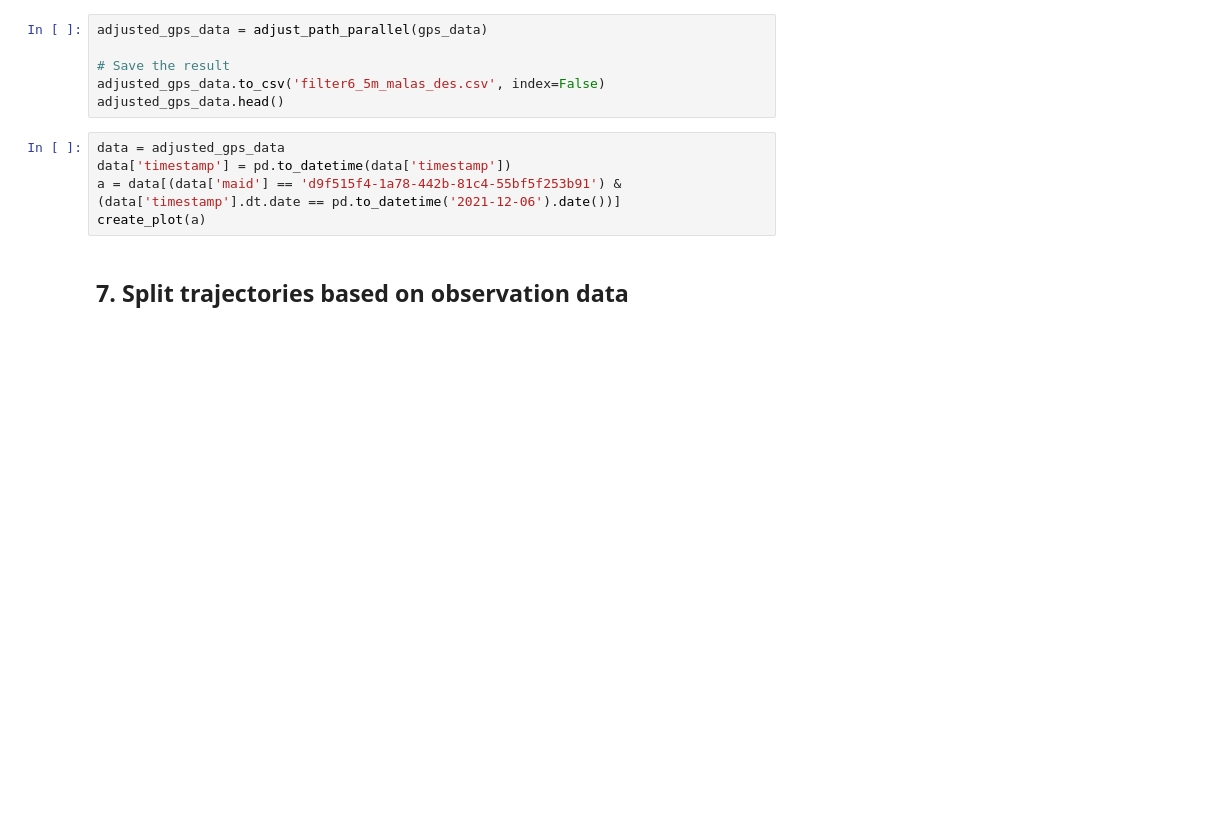
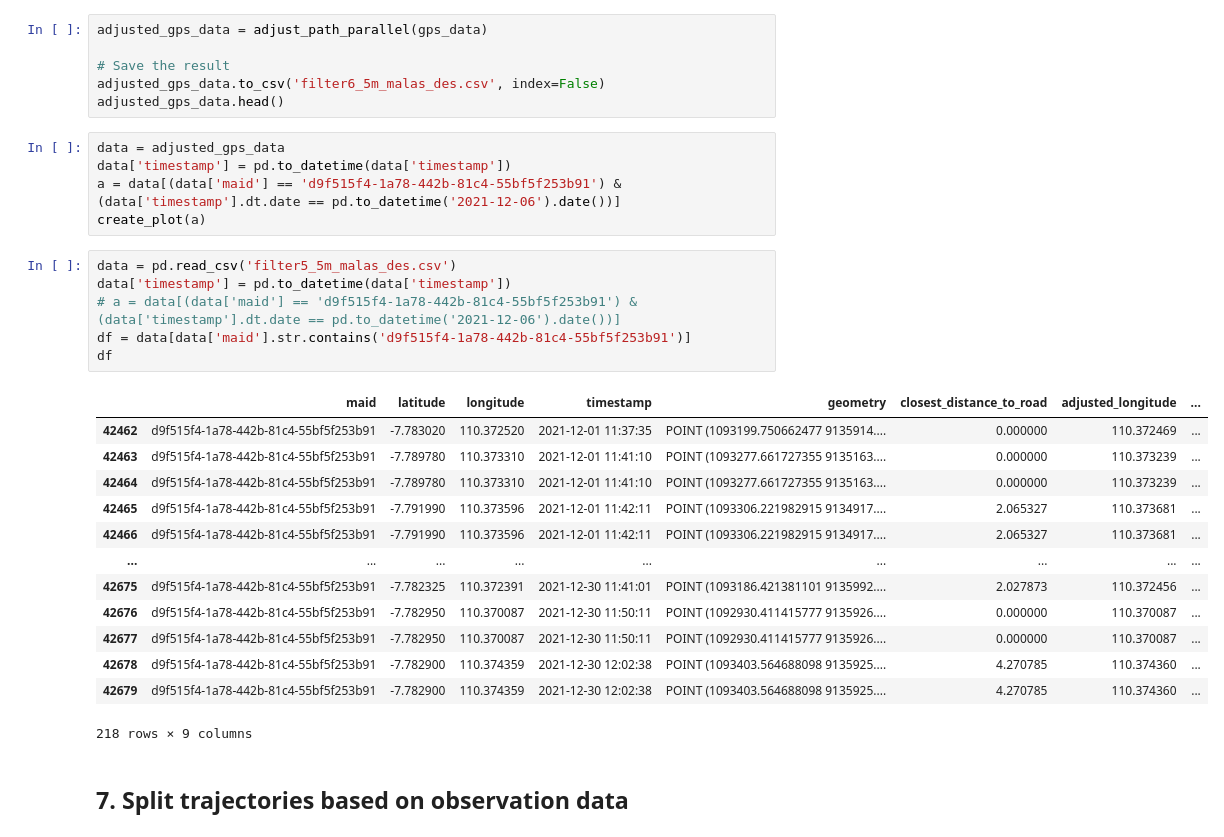
Before and after one commit to rizkyintan/traffic_analysis, a Jupyter notebook: Mulai dari 0 ya kak/All in one_multi maid.ipynb, the cells around one changed output. Drawn from its saved outputs; the diff is of its cells as text; blank space fills up the shorter version.

```diff
--- a/Mulai dari 0 ya kak/All in one_multi maid.ipynb
+++ b/Mulai dari 0 ya kak/All in one_multi maid.ipynb
@@ -478,6 +534,26 @@ data = adjusted_gps_data
 data['timestamp'] = pd.to_datetime(data['timestamp'])
 a = data[(data['maid'] == 'd9f515f4-1a78-442b-81c4-55bf5f253b91') & (data['timestamp'].dt.date == pd.to_datetime('2021-12-06').date())]
 create_plot(a)
+# %%
+data = pd.read_csv('filter5_5m_malas_des.csv')
+data['timestamp'] = pd.to_datetime(data['timestamp'])
+# a = data[(data['maid'] == 'd9f515f4-1a78-442b-81c4-55bf5f253b91') & (data['timestamp'].dt.date == pd.to_datetime('2021-12-06').date())]
+df = data[data['maid'].str.contains('d9f515f4-1a78-442b-81c4-55bf5f253b91')]
+df
+# %% [output]
+|  | maid | latitude | longitude | timestamp | geometry | closest_distance_to_road | adjusted_longitude | ... |
+| 42462 | d9f515f4-1a78-442b-81c4-55bf5f253b91 | -7.783020 | 110.372520 | 2021-12-01 11:37:35 | POINT (1093199.750662477 9135914.... | 0.000000 | 110.372469 | ... |
+| 42463 | d9f515f4-1a78-442b-81c4-55bf5f253b91 | -7.789780 | 110.373310 | 2021-12-01 11:41:10 | POINT (1093277.661727355 9135163.... | 0.000000 | 110.373239 | ... |
+| 42464 | d9f515f4-1a78-442b-81c4-55bf5f253b91 | -7.789780 | 110.373310 | 2021-12-01 11:41:10 | POINT (1093277.661727355 9135163.... | 0.000000 | 110.373239 | ... |
+| 42465 | d9f515f4-1a78-442b-81c4-55bf5f253b91 | -7.791990 | 110.373596 | 2021-12-01 11:42:11 | POINT (1093306.221982915 9134917.... | 2.065327 | 110.373681 | ... |
+| 42466 | d9f515f4-1a78-442b-81c4-55bf5f253b91 | -7.791990 | 110.373596 | 2021-12-01 11:42:11 | POINT (1093306.221982915 9134917.... | 2.065327 | 110.373681 | ... |
+| ... | ... | ... | ... | ... | ... | ... | ... | ... |
+| 42675 | d9f515f4-1a78-442b-81c4-55bf5f253b91 | -7.782325 | 110.372391 | 2021-12-30 11:41:01 | POINT (1093186.421381101 9135992.... | 2.027873 | 110.372456 | ... |
+| 42676 | d9f515f4-1a78-442b-81c4-55bf5f253b91 | -7.782950 | 110.370087 | 2021-12-30 11:50:11 | POINT (1092930.411415777 9135926.... | 0.000000 | 110.370087 | ... |
+| 42677 | d9f515f4-1a78-442b-81c4-55bf5f253b91 | -7.782950 | 110.370087 | 2021-12-30 11:50:11 | POINT (1092930.411415777 9135926.... | 0.000000 | 110.370087 | ... |
+| 42678 | d9f515f4-1a78-442b-81c4-55bf5f253b91 | -7.782900 | 110.374359 | 2021-12-30 12:02:38 | POINT (1093403.564688098 9135925.... | 4.270785 | 110.374360 | ... |
+| 42679 | d9f515f4-1a78-442b-81c4-55bf5f253b91 | -7.782900 | 110.374359 | 2021-12-30 12:02:38 | POINT (1093403.564688098 9135925.... | 4.270785 | 110.374360 | ... |
+218 rows × 9 columns
 # %% [markdown]
 ## 7. Split trajectories based on observation data
 # %%
```
Also changed, not shown: parts of 18 cells of this notebook.
